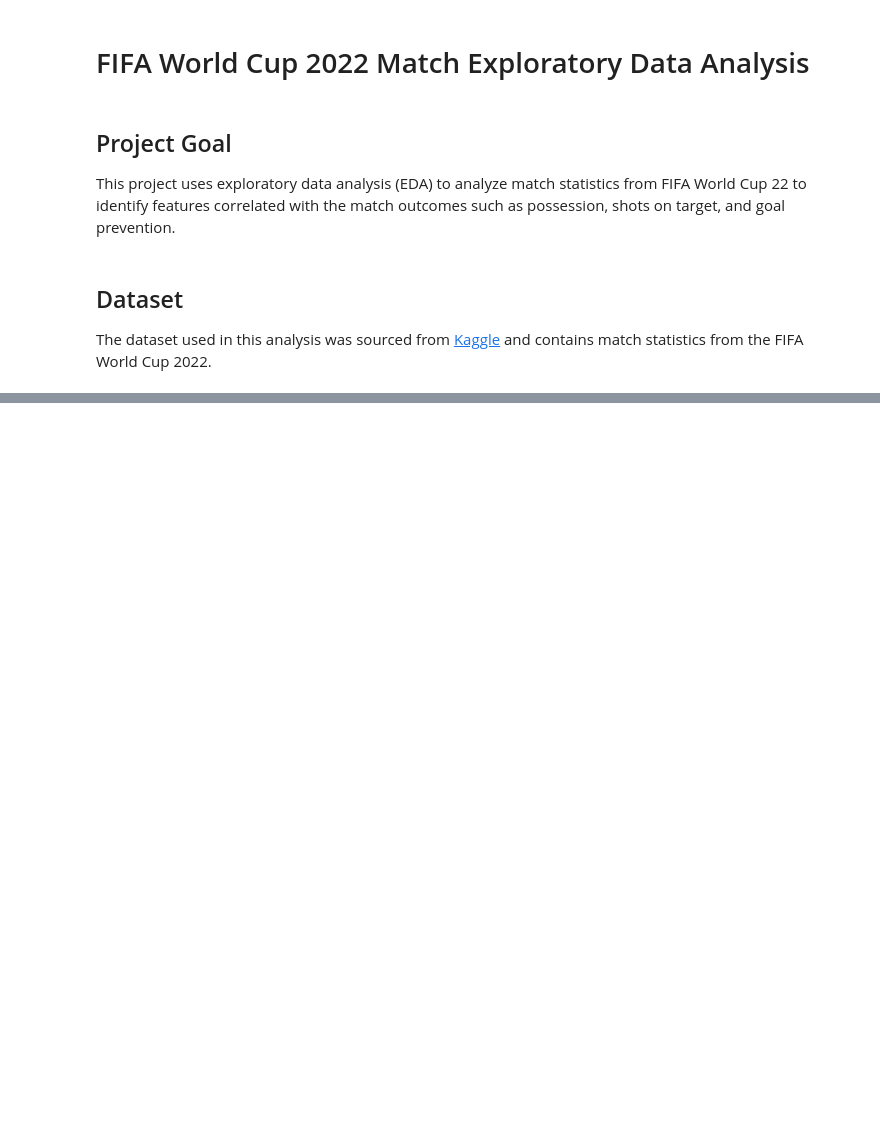
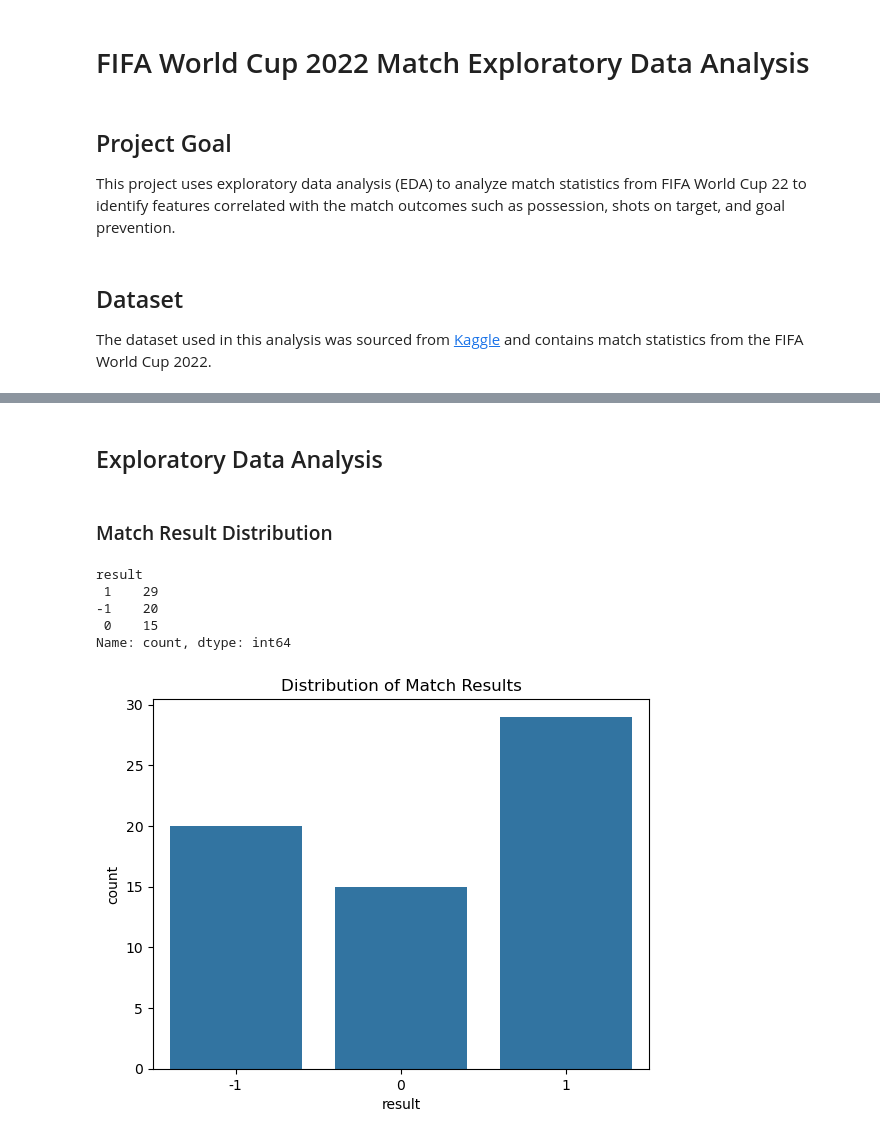
Before and after one commit to AsmaaMesbah/FIFA-World-Cup-2022-Analysis, a Jupyter notebook: notebooks/FIFA World Cup 2022 Match Analysis.ipynb, the cells around one changed output, grey strips where cells are left out. Cells and saved outputs as stored; diff of their text form; code cells hidden in the pictures; blank space fills up the shorter version.

```diff
--- a/notebooks/FIFA World Cup 2022 Match Analysis.ipynb
+++ b/notebooks/FIFA World Cup 2022 Match Analysis.ipynb
@@ -19,0 +87,13 @@ FileNotFoundError: [Errno 2] No such file or directory: '../data/raw/Fifa_world_
+# %%
+
+# adding 'result' column
+def get_result(row):
+    if row['number of goals team1'] > row['number of goals team2']:
+        return 1      # win for team 1
+    elif row['number of goals team1'] == row['number of goals team2']:
+        return 0      # draw
+    else:
+        return -1     # loss for team 1
+
+df['result'] = df.apply(get_result, axis = 1) # apply for each row
+df[['team1', 'team2', 'number of goals team1', 'number of goals team2', 'result']].head()
@@ -19,0 +107,17 @@ FileNotFoundError: [Errno 2] No such file or directory: '../data/raw/Fifa_world_
+# %%
+# standardizing column names
+df.columns = (
+    df.columns
+    .str.strip()
+    .str.lower()
+    .str.replace(" ", "_")
+)
+# fixing broken column names
+df = df.rename(columns = {
+    'completed_line_breaksteam1': 'completed_line_breaks_team1',
+    'completed_defensive_line_breaksteam1': 'completed_defensive_line_breaks_team1'
+})
+# removing '%' and converting to numeric values
+percent_cols = ['possession_team1', 'possession_team2', 'possession_in_contest']
+for col in percent_cols:
+    df[col] = df[col].str.replace('%', '').astype(float)
@@ -19,0 +144,18 @@ FileNotFoundError: [Errno 2] No such file or directory: '../data/raw/Fifa_world_
+# %% [markdown]
+## Exploratory Data Analysis
+# %% [markdown]
+### Match Result Distribution
+# %%
+df['result'].value_counts()
+# %% [output]
+result
+ 1    29
+-1    20
+ 0    15
+Name: count, dtype: int64
+# %%
+sns.countplot(x='result', data=df)
+plt.title("Distribution of Match Results")
+plt.show()
+# %% [output]
+[figure, added]
```
Also changed, not shown: parts of 47 cells of this notebook.
